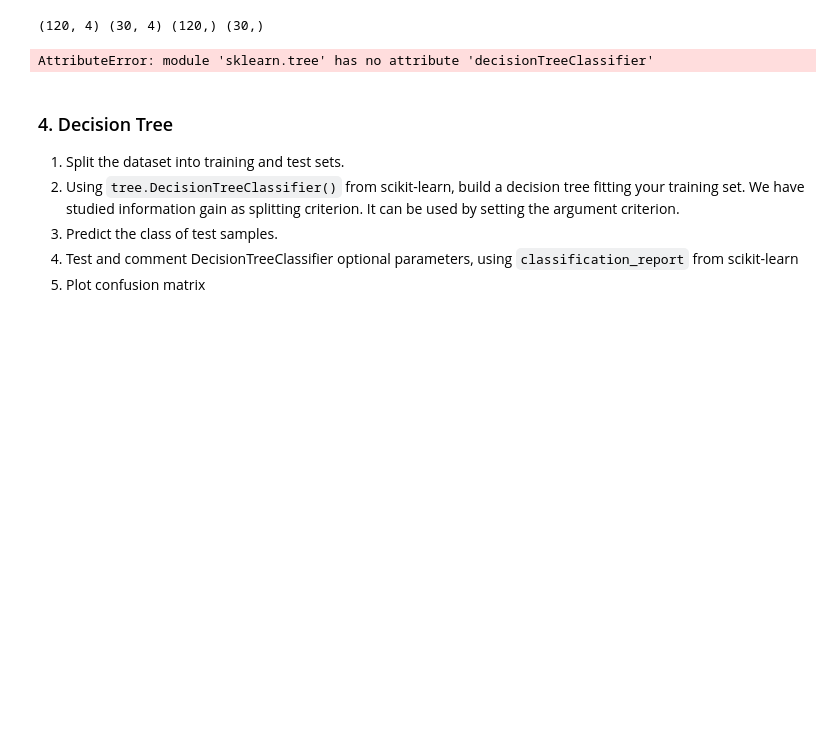
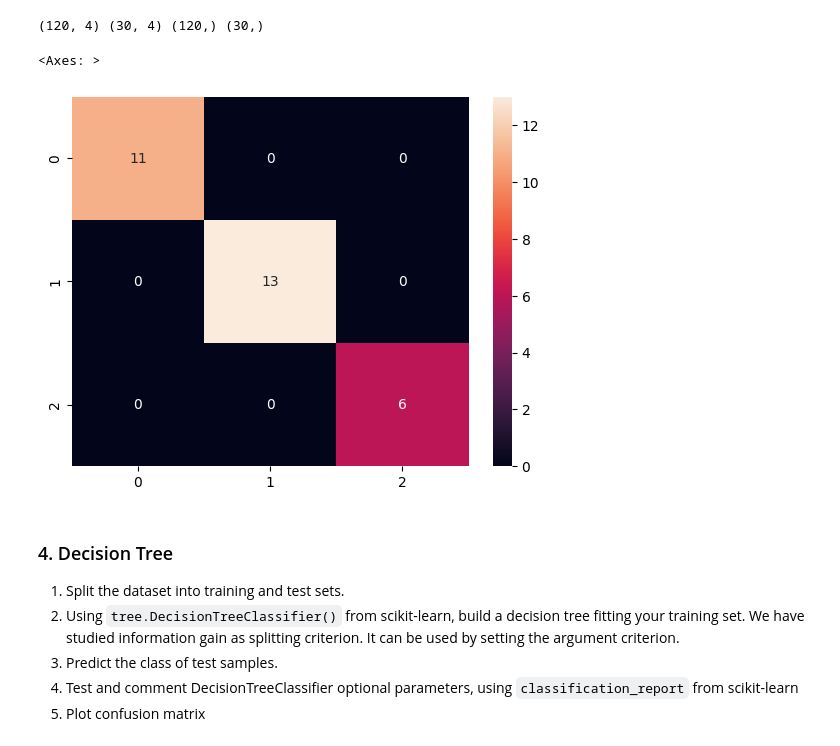
Before and after one commit to jmvilla12/apprentissage-supervise, a Jupyter notebook: TP1/Supervised_classification_TP1_template.ipynb, the cells around one changed output. Saved outputs shown, nothing was run; the diff lists cells and outputs as text; code cells hidden in the pictures; blank space fills up the shorter version.

```diff
--- a/week 01/TP1/Supervised_classification_TP1_template.ipynb
+++ b/TP1/Supervised_classification_TP1_template.ipynb
@@ -130,13 +130,15 @@ print(X_train.shape, X_test.shape, y_train.shape, y_test.shape)
 # %% [output]
 (120, 4) (30, 4) (120,) (30,)
 # %%
-decision_tree = tree.decisionTreeClassifier('entrophy')
+decision_tree = tree.DecisionTreeClassifier(criterion='entropy')
 decision_tree = decision_tree.fit(X_train, y_train)
-# %% [output]
-AttributeError: module 'sklearn.tree' has no attribute 'decisionTreeClassifier'
 # %%
+y_pred = decision_tree.predict(X_test)
 cf_matrix = confusion_matrix(y_test, y_pred)
 sns.heatmap(cf_matrix, annot=True)
+# %% [output]
+<Axes: >
+[figure, added]
 # %% [markdown]
 ### 4. Decision Tree
 1. Split the dataset into training and test sets.
```
Also changed, not shown: 10 other files.
